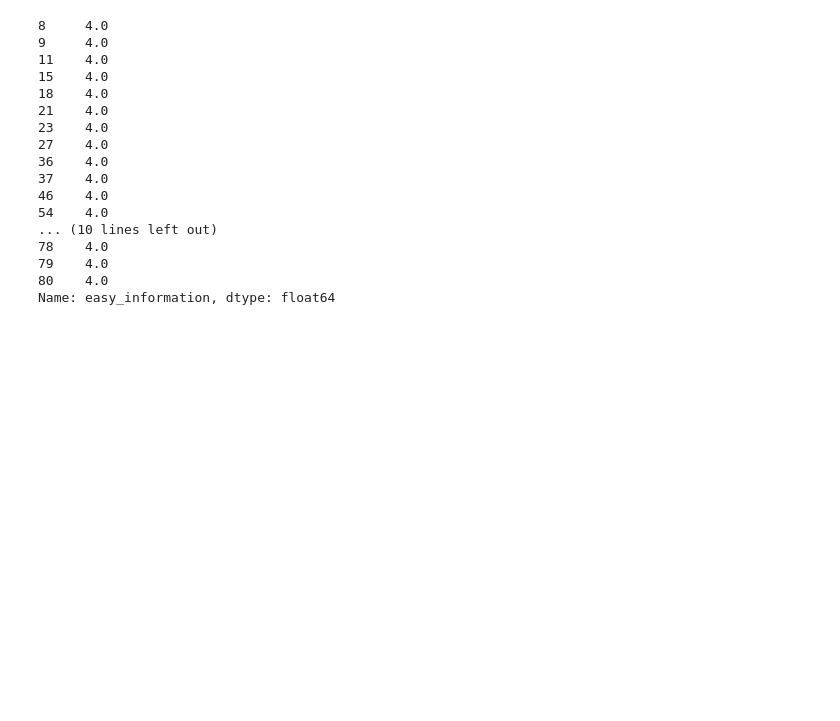
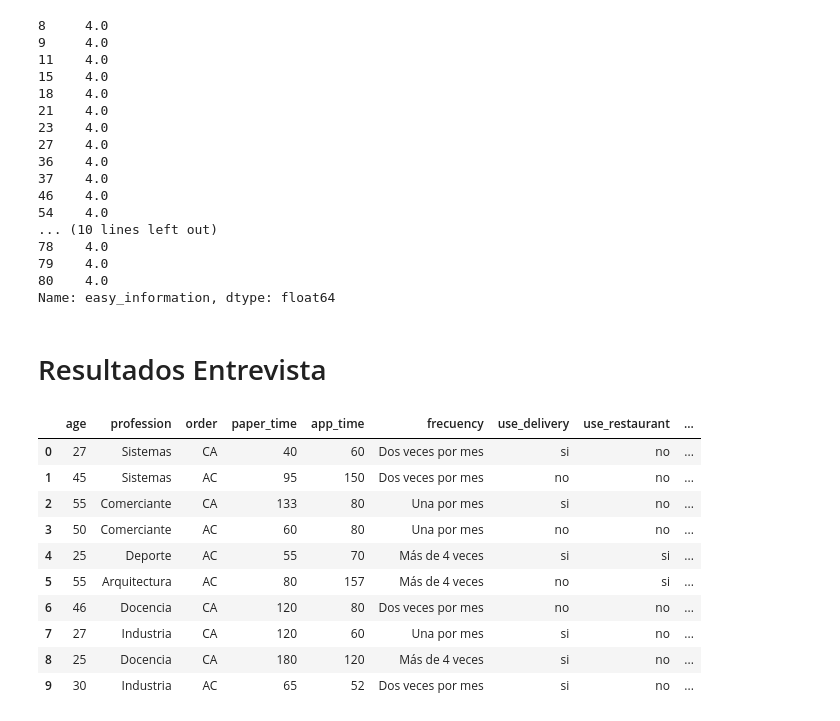
Before and after one commit to alefherrera/my-order-data, a Jupyter notebook: notebook.ipynb, the cells around one changed output. Saved outputs shown, nothing was run; the diff lists cells and outputs as text; code cells hidden in the pictures; blank space fills up the shorter version.

```diff
--- a/notebook.ipynb
+++ b/notebook.ipynb
@@ -144,3 +144,21 @@ Por edades y profesion,
 Por edades, tamaño de letra. AGE, FONT
 # %%
 Info de forma clara, por edad y profesion. AGE, EDUCATION, comprehensible
+# %% [markdown]
+# Resultados Entrevista
+# %%
+df = pd.read_csv("interviews.csv")
+df["use_delivery2"] = df.apply(lambda row: (1,2)[row.use_delivery == "si"], axis=1)
+df
+# %% [output]
+|  | age | profession | order | paper_time | app_time | frecuency | use_delivery | use_restaurant | ... |
+| 0 | 27 | Sistemas | CA | 40 | 60 | Dos veces por mes | si | no | ... |
+| 1 | 45 | Sistemas | AC | 95 | 150 | Dos veces por mes | no | no | ... |
+| 2 | 55 | Comerciante | CA | 133 | 80 | Una por mes | si | no | ... |
+| 3 | 50 | Comerciante | AC | 60 | 80 | Una por mes | no | no | ... |
+| 4 | 25 | Deporte | AC | 55 | 70 | Más de 4 veces | si | si | ... |
+| 5 | 55 | Arquitectura | AC | 80 | 157 | Más de 4 veces | no | si | ... |
+| 6 | 46 | Docencia | CA | 120 | 80 | Dos veces por mes | no | no | ... |
+| 7 | 27 | Industria | CA | 120 | 60 | Una por mes | si | no | ... |
+| 8 | 25 | Docencia | CA | 180 | 120 | Más de 4 veces | si | no | ... |
+| 9 | 30 | Industria | AC | 65 | 52 | Dos veces por mes | si | no | ... |
```
Also changed, not shown: parts of 5 cells of this notebook, 3 other files.
